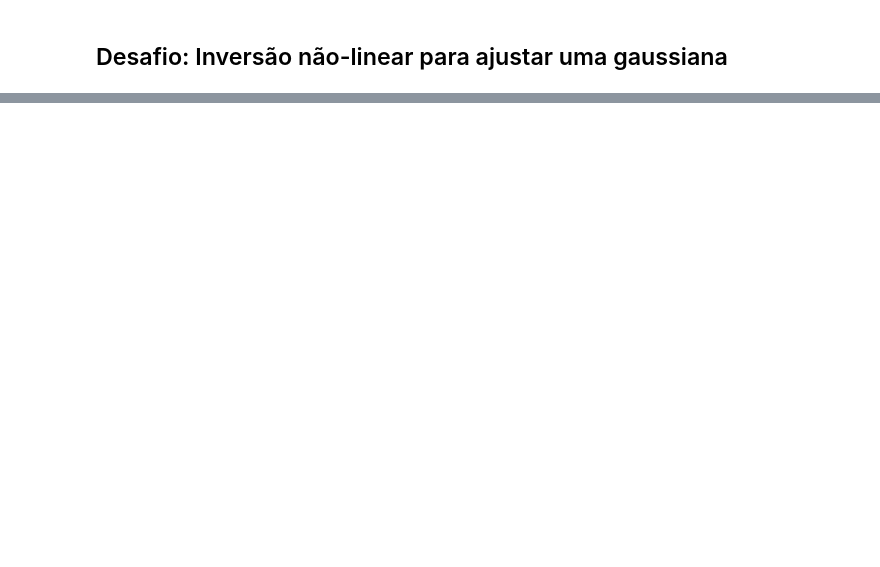
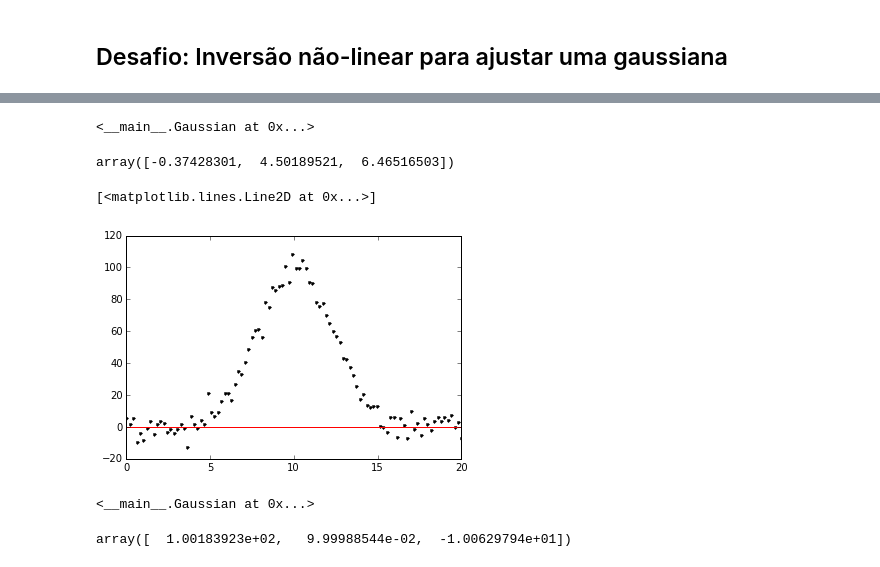
Before and after one commit to marcelobianchi/verao2016, a Jupyter notebook: dia4/inversao-basico.ipynb, the cells around one changed output, grey strips where cells are left out. Cells and saved outputs as stored; diff of their text form; code cells hidden in the pictures; blank space fills up the shorter version.

Commit message:
Exemplo nao linear da gaussiana

```diff
--- a/dia4/inversao-basico.ipynb
+++ b/dia4/inversao-basico.ipynb
@@ -171,0 +173,44 @@ plt.plot(x, y3_real, '.k')
+# %%
+class Gaussian(Misfit):
+
+    def __init__(self, x, y):
+        super(Gaussian, self).__init__(data=y, nparams=3, islinear=False)
+        self.x = x
+
+    def predicted(self, p):
+        a, b, c = p
+        return a*np.exp(-b*(self.x + c)**2)
+
+    def jacobian(self, p):
+        a, b, c = p
+        A = np.zeros((self.ndata, self.nparams))
+        var = self.x + c
+        exponential = np.exp(-b*var**2)
+        A[:, 0] = exponential
+        A[:, 1] = -a*exponential*(var**2)
+        A[:, 2] = -a*exponential*2*b*var
+        return A
+# %%
+gauss = Gaussian(x, y3_real)
+# %%
+gauss.config('levmarq', initial=[1, 1, -1]).fit()
+# %% [output]
+<__main__.Gaussian at 0x...>
+# %%
+gauss.estimate_
+# %% [output]
+array([-0.37428301,  4.50189521,  6.46516503])
+# %%
+plt.plot(x, y3_real, '.k')
+plt.plot(x, gauss.predicted(), '-r')
+# %% [output]
+[<matplotlib.lines.Line2D at 0x...>]
+[figure, added]
+# %%
+gauss.config('acor', bounds=[1, 1000, 1e-5, 5, -100, 0]).fit()
+# %% [output]
+<__main__.Gaussian at 0x...>
+# %%
+gauss.estimate_
+# %% [output]
+array([  1.00183923e+02,   9.99988544e-02,  -1.00629794e+01])
```
Also changed, not shown: parts of 14 cells of this notebook.
